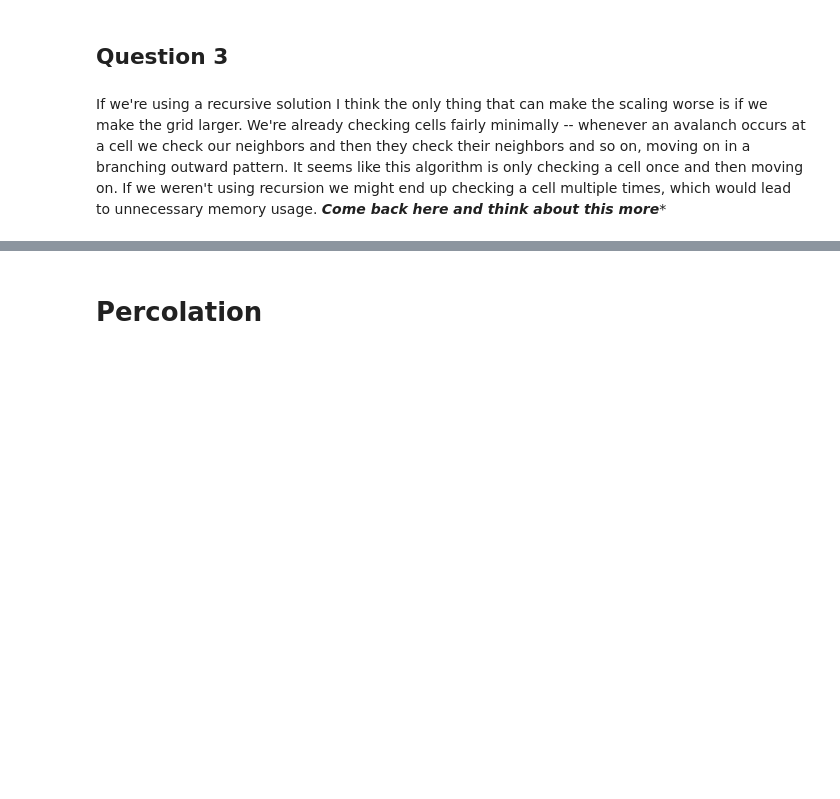
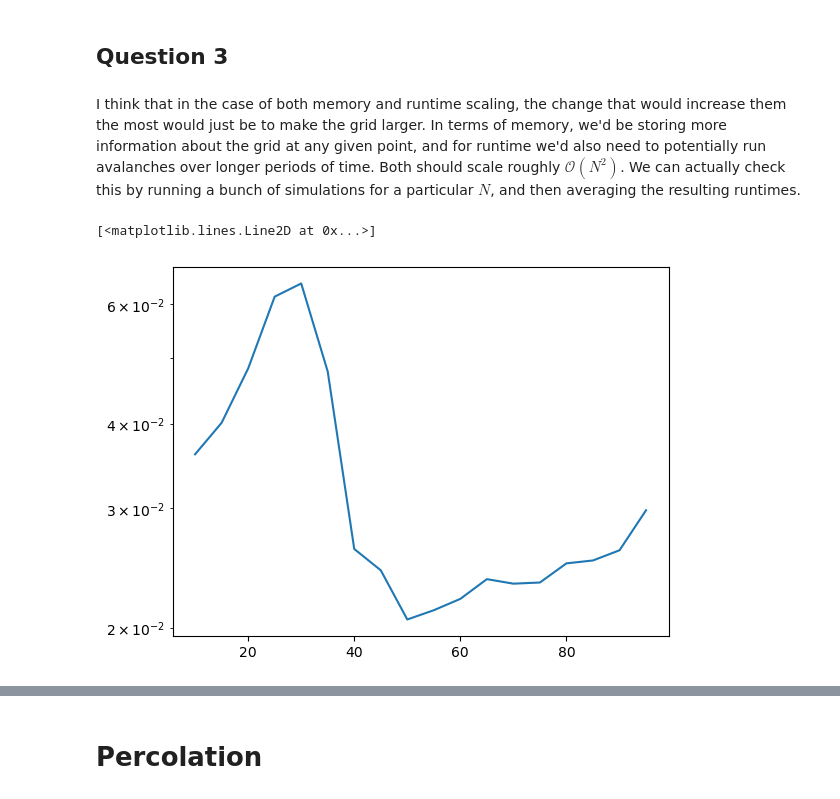
Before and after one commit to swilliamson7/comp_physics_sw, a Jupyter notebook: hw/hw1_solutions_sw.ipynb, the cells around one changed output, grey strips where cells are left out. Saved outputs shown, nothing was run; the diff lists cells and outputs as text; code cells hidden in the pictures; blank space fills up the shorter version.

```diff
--- a/hw/hw1_solutions_sw.ipynb
+++ b/hw/hw1_solutions_sw.ipynb
@@ -47,19 +48,19 @@ class AbelianSandpile:
     # I added this function to the class, this is how I'll have a cell check its neighbors
     # (and then they'll check their neighbors (and then they'll check their neighbors...))
 
-    def avalanch(grid, n, x, y, k):
+    def _avalanch(grid, n, x, y, k):
         grid[x, y] += 1
         if grid[x,y] >= 4:
             k += 1
             grid[x,y] -= 4
             if x != 0:
-                grid, k = AbelianSandpile.avalanch(grid, n, x-1, y, k)
+                grid, k = AbelianSandpile._avalanch(grid, n, x-1, y, k)
             if x != n-1:
-                grid, k = AbelianSandpile.avalanch(grid, n, x+1, y, k)
+                grid, k = AbelianSandpile._avalanch(grid, n, x+1, y, k)
             if y != 0:
-                grid, k = AbelianSandpile.avalanch(grid, n, x, y-1, k)
+                grid, k = AbelianSandpile._avalanch(grid, n, x, y-1, k)
             if y != n-1:
-                grid, k = AbelianSandpile.avalanch(grid, n, x, y+1, k)
+                grid, k = AbelianSandpile._avalanch(grid, n, x, y+1, k)
 
         return grid, k
 
@@ -85,7 +86,7 @@ class AbelianSandpile:
 
         # Now we want to solve for the toppling events, based on where the grain fell
 
-        grid_new, k = AbelianSandpile.avalanch(self.grid, self.n, drop[0], drop[1], 0)
+        grid_new, k = AbelianSandpile._avalanch(self.grid, self.n, drop[0], drop[1], 0)
 
         self.history.append(grid_new.copy())
         self.all_durations.append(k)
@@ -182,5 +183,37 @@ plt.loglog(bins[:-1], (vals[0] / bins[0]) * bins[:-1]**(-2)) # plot 1/T scaling
 [figure]
 # %% [markdown]
 ## Question 3
-# %% [markdown]
-If we're using a recursive solution I think the only thing that can make the scaling worse is if we make the grid larger. We're already checking cells fairly minimally -- whenever an avalanch occurs at a cell we check our neighbors and then they check their neighbors and so on, moving on in a branching outward pattern. It seems like this algorithm is only checking a cell once and then moving on. If we weren't using recursion we might end up checking a cell multiple times, which would lead to unnecessary memory usage. ***Come back here and think about this more****
+# %% [markdown]
+I think that in the case of both memory and runtime scaling, the change that would increase them the most would just be to make the grid larger. In terms of memory, we'd be storing more information about the grid at any given point, and for runtime we'd also need to potentially run avalanches over longer periods of time. Both should scale roughly $\mathcal{O}(N^2)$. We can actually check this by running a bunch of simulations for a particular $N$, and then averaging the resulting runtimes.
+# %%
+def runtime_func_sandpile(n_vals, j, T):
+    """
+     This function will take in
+          n_vals -  a list of grid sizes we'll run simulations on
+          j - how many simulations to run per grid size n
+          T - how long to run each simulation
+     and will return
+          run_times_sandpile - the average runtime for each n
+    """
+
+    run_times_sandpile = list()
+    for n in n_vals:
+        temp = list()
+        for k in np.arange(0, j):
+            model = AbelianSandpile(n)
+            start = timeit.default_timer()
+            model.simulate(T)
+            stop = timeit.default_timer()
+            temp.append(stop - start)
+        run_times_sandpile.append(np.mean(temp))
+
+    return run_times_sandpile
+# %%
+n_vals = np.arange(10, 100, 5)
+run_times_sandpile = runtime_func_sandpile(n_vals, 1, 1000)
+# %%
+plt.figure()
+plt.semilogy(n_vals, run_times_sandpile)
+# %% [output]
+[<matplotlib.lines.Line2D at 0x...>]
+[figure, added]
```
Also changed, not shown: parts of 12 cells of this notebook, 1 other file.
